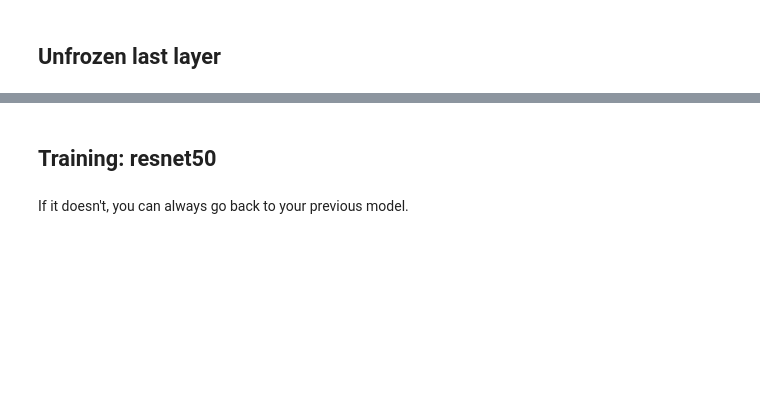
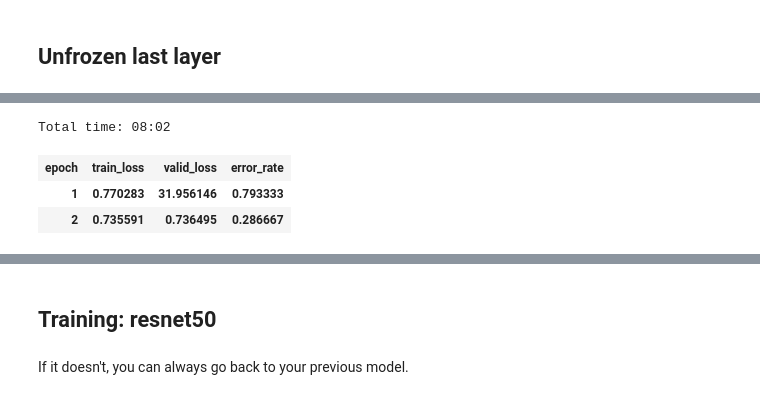
Before and after one commit to jellenberger/melanoma-detection, a Jupyter notebook: work/melanoma-detection.ipynb, the cells around one changed output, grey strips where cells are left out. Saved outputs shown, nothing was run; the diff lists cells and outputs as text; code cells hidden in the pictures; blank space fills up the shorter version.

```diff
--- a/work/melanoma-detection.ipynb
+++ b/work/melanoma-detection.ipynb
@@ -76,4 +101,9 @@ learn.lr_find()
 learn.recorder.plot()
 # %%
 learn.unfreeze()
-learn.fit_one_cycle(2, max_lr=slice(1e-6, 1e-4))
+learn.fit_one_cycle(2, max_lr=slice(1e-3, 1e-2))
+# %% [output]
+Total time: 08:02
+| epoch | train_loss | valid_loss | error_rate |
+| 1 | 0.770283 | 31.956146 | 0.793333 |
+| 2 | 0.735591 | 0.736495 | 0.286667 |
```
Also changed, not shown: parts of 15 cells of this notebook.
